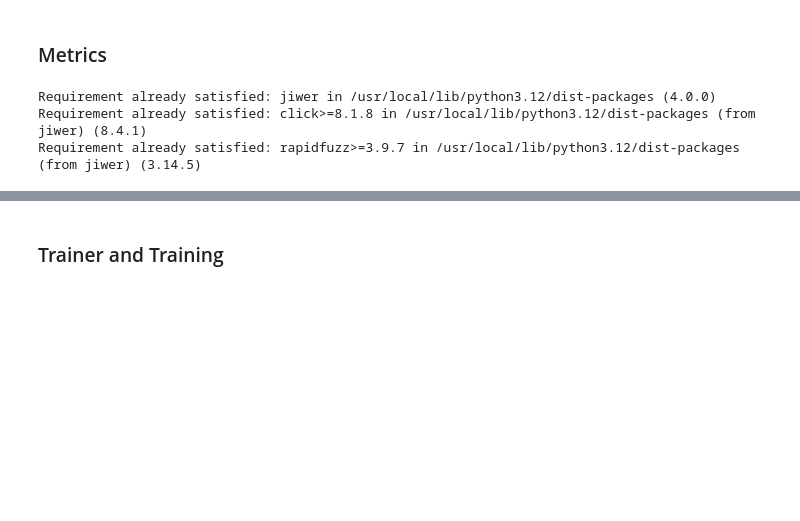
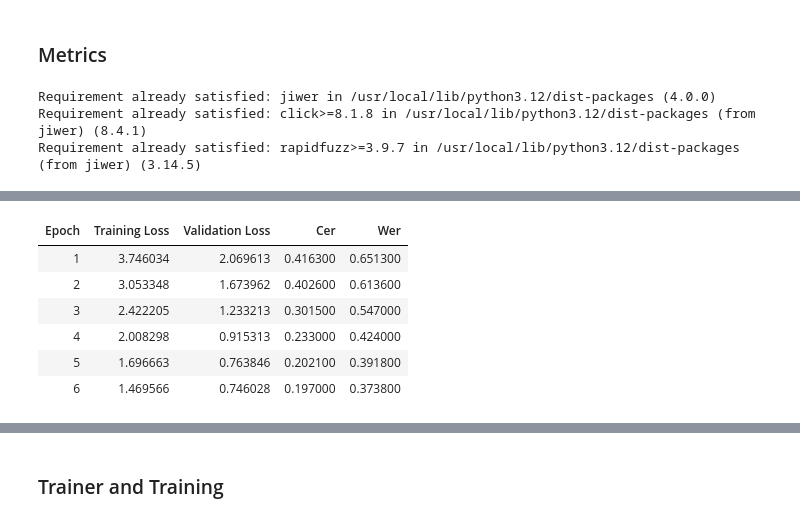
Before and after one commit to Maaz-x14/Smart-Stock, a Jupyter notebook: ml_service/ocr/colab_trocr.ipynb, the cells around one changed output, grey strips where cells are left out. Cells and saved outputs as stored; diff of their text form; code cells hidden in the pictures; blank space fills up the shorter version.

```diff
--- a/ml_service/ocr/colab_trocr.ipynb
+++ b/ml_service/ocr/colab_trocr.ipynb
@@ -464,0 +468,85 @@ def compute_metrics(pred):
+# %%
+!pip install optuna -q
+
+import torch
+from transformers import Seq2SeqTrainer
+import gc
+import torch
+import copy
+
+def collate_fn(batch):
+    """
+    Custom collator for TrOCR.
+    pixel_values and labels are tensors returned directly by TrOCRDataset.__getitem__.
+    torch.stack combines them into batches.
+    """
+    pixel_values = torch.stack([item["pixel_values"] for item in batch])
+    labels       = torch.stack([item["labels"]       for item in batch])
+    return {"pixel_values": pixel_values, "labels": labels}
+
+def optuna_hp_space(trial):
+    return {
+        "learning_rate": trial.suggest_float("learning_rate", 1e-5, 5e-5, log=True),
+        "warmup_ratio": trial.suggest_float("warmup_ratio", 0.03, 0.15),
+    }
+
+def model_init():
+    # Free GPU memory from any previous trial before creating a new model
+    gc.collect()
+    torch.cuda.empty_cache()
+
+    m = VisionEncoderDecoderModel.from_pretrained("microsoft/trocr-base-printed")
+    m.config.decoder_start_token_id = processor.tokenizer.cls_token_id
+    m.config.pad_token_id           = processor.tokenizer.pad_token_id
+    m.config.vocab_size             = m.config.decoder.vocab_size
+    m.generation_config.eos_token_id         = processor.tokenizer.sep_token_id
+    m.generation_config.early_stopping       = True
+    m.generation_config.no_repeat_ngram_size = 3
+    m.generation_config.length_penalty       = 2.0
+    m.generation_config.num_beams            = 4
+    return m
+
+search_args = copy.deepcopy(training_args)
+
+search_args.num_train_epochs = 6
+search_args.predict_with_generate = True
+search_args.eval_accumulation_steps = 4
+search_args.dataloader_num_workers = 0
+
+# Reduce batch size during search — multiple trials run sequentially and
+# leftover fragmentation from prior trials reduces usable VRAM
+search_args.per_device_train_batch_size = 4
+search_args.per_device_eval_batch_size = 4
+
+search_val_hf = combined_dataset["validation"].select(range(min(500, len(combined_dataset["validation"]))))
+search_val = TrOCRDataset(search_val_hf, augment=False)
+
+search_hf = combined_dataset["train"].select(range(len(combined_dataset["train"]) // 4))
+search_train = TrOCRDataset(search_hf, augment=True)
+
+search_trainer = Seq2SeqTrainer(
+    model_init=model_init,
+    args=search_args,
+    train_dataset=search_train,
+    eval_dataset=search_val,
+    data_collator=collate_fn,
+    compute_metrics=compute_metrics,
+)
+
+best_run = search_trainer.hyperparameter_search(
+    direction="minimize",
+    backend="optuna",
+    hp_space=optuna_hp_space,
+    n_trials=6,
+)
+
+# Clean up after search completes
+del search_trainer
+gc.collect()
+torch.cuda.empty_cache()
+
+print("Best hyperparameters:", best_run.hyperparameters)
+for k, v in best_run.hyperparameters.items():
+    setattr(training_args, k, v)
+training_args.predict_with_generate = True
+# %% [output]
@@ -464,0 +629,7 @@ def compute_metrics(pred):
+| Epoch | Training Loss | Validation Loss | Cer | Wer |
+| 1 | 3.746034 | 2.069613 | 0.416300 | 0.651300 |
+| 2 | 3.053348 | 1.673962 | 0.402600 | 0.613600 |
+| 3 | 2.422205 | 1.233213 | 0.301500 | 0.547000 |
+| 4 | 2.008298 | 0.915313 | 0.233000 | 0.424000 |
+| 5 | 1.696663 | 0.763846 | 0.202100 | 0.391800 |
+| 6 | 1.469566 | 0.746028 | 0.197000 | 0.373800 |
```
Also changed, not shown: parts of 12 cells of this notebook.
